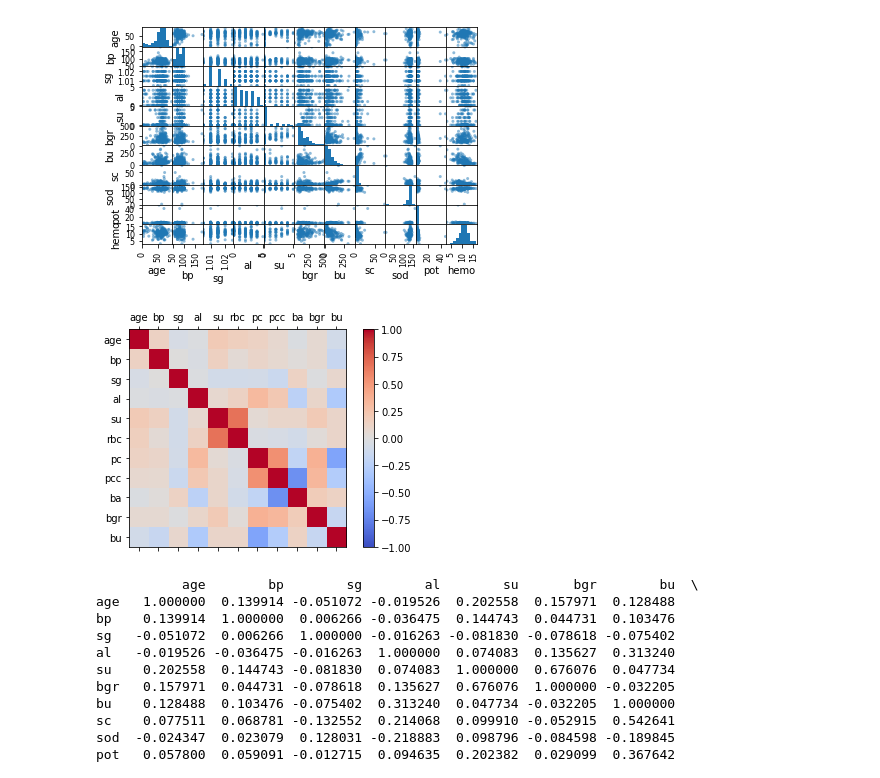
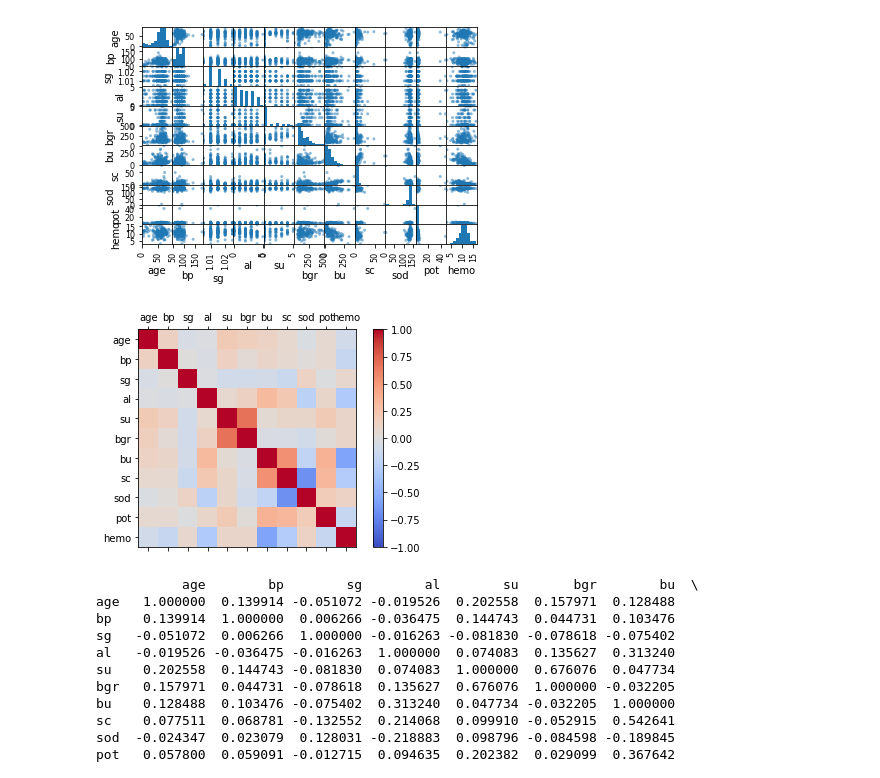
Before and after one commit to erasherra/Math_Lab, a Jupyter notebook: lab1_3/math_lab1_3.ipynb, the cells around one changed output. Drawn from its saved outputs; the diff is of its cells as text; code cells hidden in the pictures.

```diff
--- a/lab1_3/math_lab1_3.ipynb
+++ b/lab1_3/math_lab1_3.ipynb
@@ -5,7 +5,7 @@ import pandas as pd
 from pandas import read_csv
 from matplotlib import cm
 # %%
-url = r'C:\Users\Amir Ingher\Documents\Projekti\schoolthings\aiData\Chronic_Kidney_Disease\Chronic_Kidney_Disease\kd.csv'
+url = r'kd.csv'
 dataframe = pd.read_csv(url,
                         sep = ',',
                         header = 0,
@@ -17,6 +17,6 @@ dataframe = pd.read_csv(url,
 
 
 affected = dataframe[(dataframe.clas.ne('notckd'))]
-stats = pd.DataFrame({'sum':affected.sum(),'mean':affected.mean(),'quantile':affected.quantile()})
+stats = affected.describe()
 # %%
 print(stats)
@@ -57,18 +57,18 @@ plt.show()
 # %%
 correlations = affected.corr()
 # plot correlation matrix
 fig = plt.figure()
 ax = fig.add_subplot(111)
 cax = ax.matshow(correlations, vmin=-1, vmax=1,cmap=cm.coolwarm)
 fig.colorbar(cax)
 ticks = np.arange(0,11,1)
 ax.set_xticks(ticks)
 ax.set_yticks(ticks)
-ax.set_xticklabels(affected.columns.values)
-ax.set_yticklabels(affected.columns.values)
+ax.set_xticklabels(correlations.columns.values)
+ax.set_yticklabels(correlations.columns.values)
 plt.show()
 # %% [output]
-[figure, old version]
+[figure, new version]
 # %%
 print(affected.corr())
 # %% [output]
```
Also changed, not shown: parts of 1 cell of this notebook, 1 other file.
